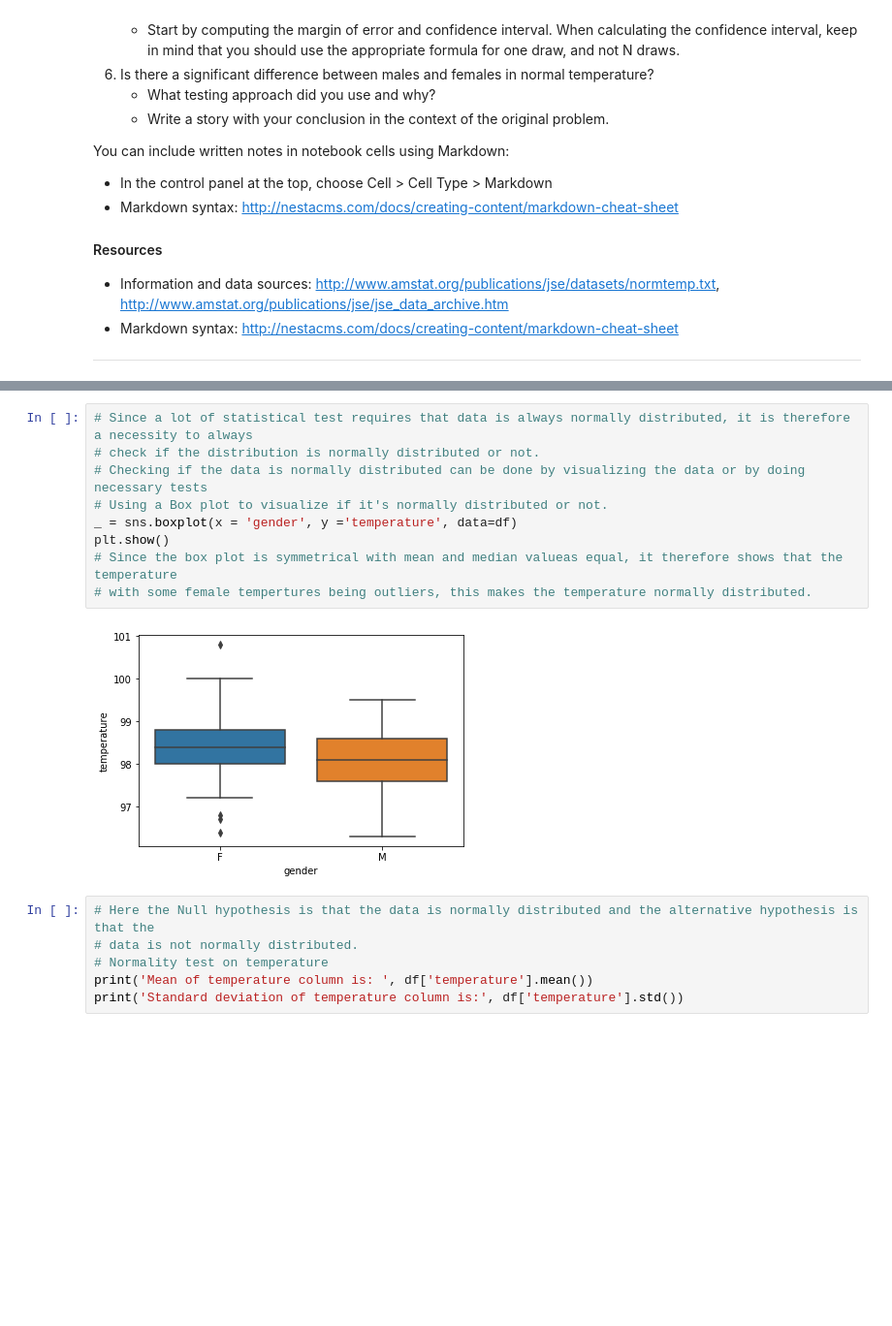
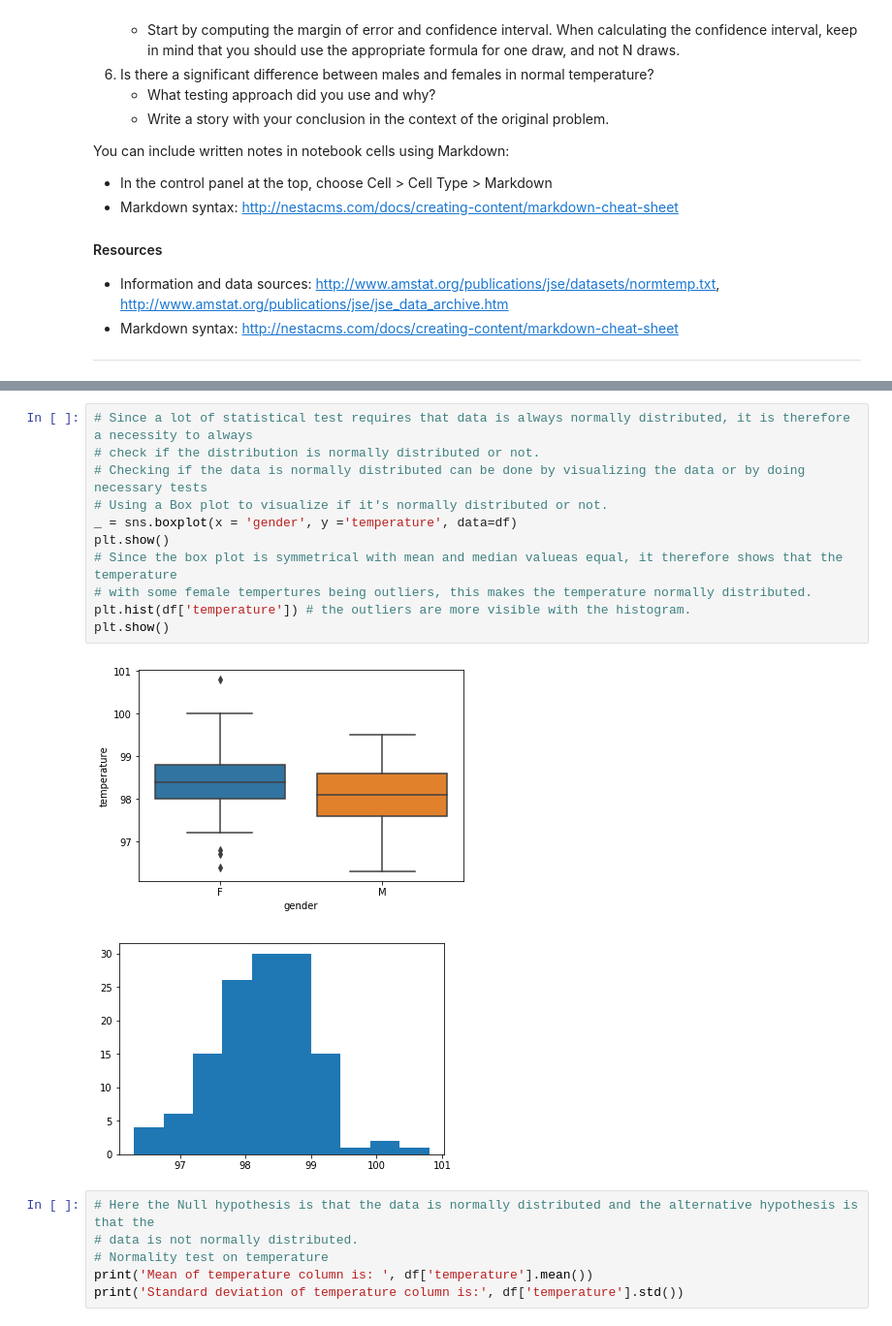
Before and after one commit to dzekem/Inferential-Statistics-on-Human-temperature, a Jupyter notebook: sliderule_dsi_inferential_statistics_exercise_1.ipynb, the cells around one changed output, grey strips where cells are left out. Shown: that part at 97% size. Cells and saved outputs as stored; diff of their text form; blank space fills up the shorter version.

```diff
--- a/sliderule_dsi_inferential_statistics_exercise_1.ipynb
+++ b/sliderule_dsi_inferential_statistics_exercise_1.ipynb
@@ -75,14 +85,17 @@ print(df.head())
 # %%
 # Since a lot of statistical test requires that data is always normally distributed, it is therefore a necessity to always
 # check if the distribution is normally distributed or not.
 # Checking if the data is normally distributed can be done by visualizing the data or by doing necessary tests
 # Using a Box plot to visualize if it's normally distributed or not.
 _ = sns.boxplot(x = 'gender', y ='temperature', data=df)
 plt.show()
 # Since the box plot is symmetrical with mean and median valueas equal, it therefore shows that the temperature
 # with some female tempertures being outliers, this makes the temperature normally distributed.
+plt.hist(df['temperature']) # the outliers are more visible with the histogram.
+plt.show()
 # %% [output]
 [figure]
+[figure, added]
 # %%
 # Here the Null hypothesis is that the data is normally distributed and the alternative hypothesis is that the
 # data is not normally distributed.
```
Also changed, not shown: parts of 15 cells of this notebook.
